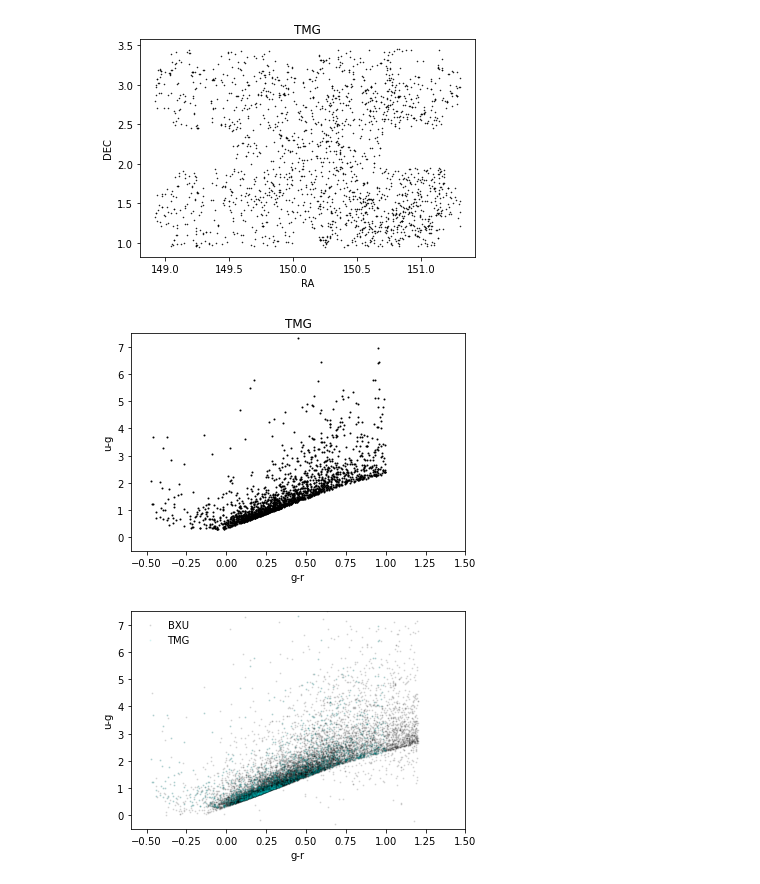
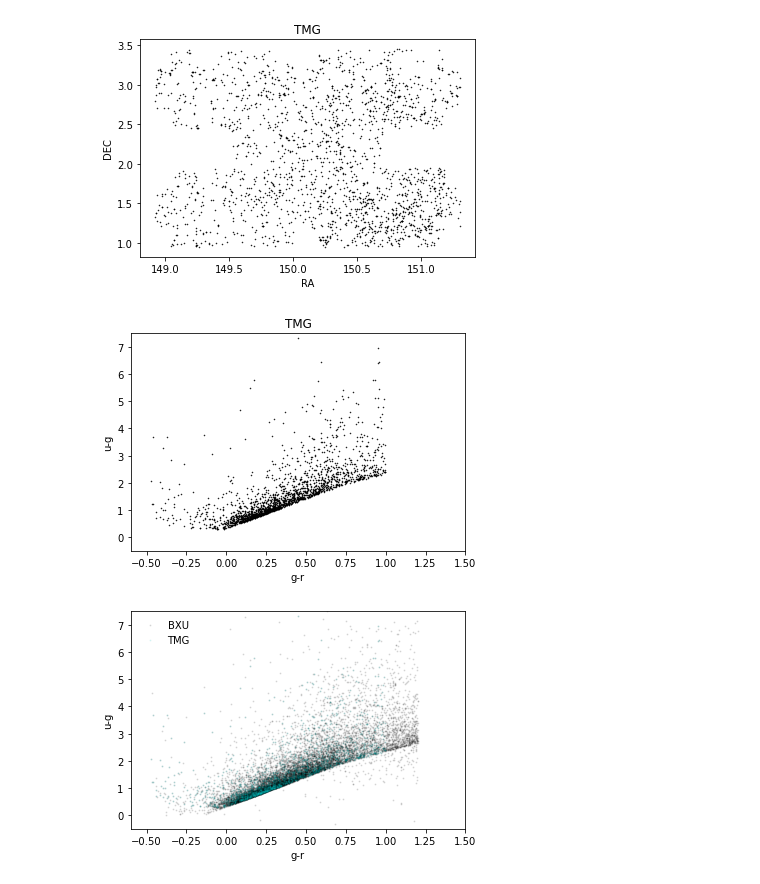
Before and after one commit to michaelJwilson/DESILBG, a Jupyter notebook: gold/vet.ipynb, the cells around one changed output. Cells and saved outputs as stored; diff of their text form; code cells hidden in the pictures.

```diff
--- a/gold/vet.ipynb
+++ b/gold/vet.ipynb
@@ -124,15 +129,15 @@ pl.savefig('plots/tmg_footprint.pdf')
 # %% [output]
 [figure]
 # %%
-pl.plot(tmg['g'] - tmg['r'], tmg['u'] - tmg['g'], marker='.', lw=0.0, c='k', markersize=2)
+pl.plot(tmg['g'] - tmg['r'], tmg['u'] - tmg['g'], marker='.', lw=0.0, c='k', markersize=1)
 pl.xlim(-0.6, 1.5)
 pl.ylim(-0.5, 7.5)
 pl.xlabel('g-r')
 pl.ylabel('u-g')
 pl.title('TMG')
 pl.savefig('plots/tmg_colorcolor.pdf')
 # %% [output]
-[figure, old version]
+[figure, new version]
 # %%
 pl.plot(bxu['g'] - bxu['r'], bxu['u'] - bxu['g'], marker='.', lw=0.0, c='k', markersize=2, alpha=0.1, label='BXU')
 pl.plot(tmg['g'] - tmg['r'], tmg['u'] - tmg['g'], marker='.', lw=0.0, c='c', markersize=2, alpha=0.1, label='TMG')
```
Also changed, not shown: parts of 2 cells of this notebook, 1 other file.
